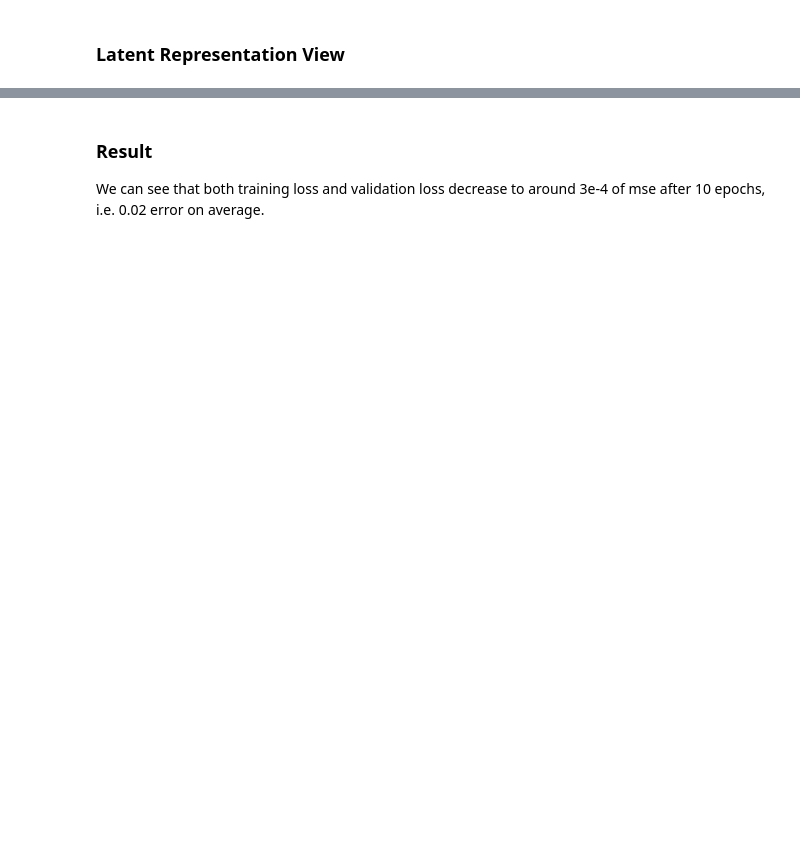
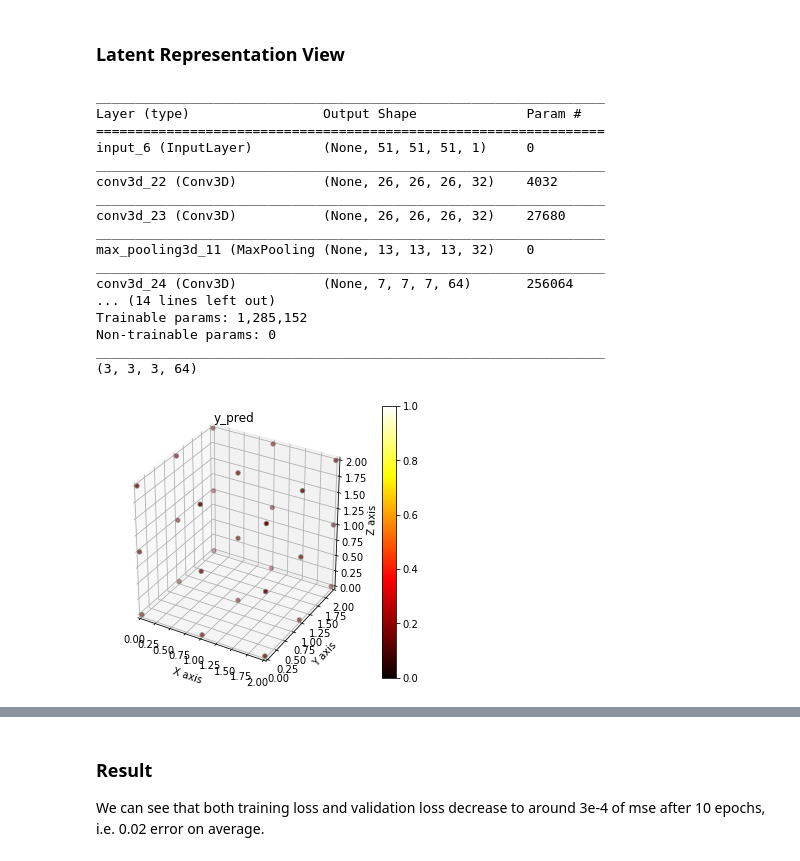
Before and after one commit to jhan2harvard/cs109B_final, a Jupyter notebook: main.ipynb, the cells around one changed output, grey strips where cells are left out. Saved outputs shown, nothing was run; the diff lists cells and outputs as text; code cells hidden in the pictures; blank space fills up the shorter version.

```diff
--- a/main.ipynb
+++ b/main.ipynb
@@ -568,7 +608,6 @@ history = voxnet_model.fit(X_train, Y_train, epochs=10, validation_data=(X_val,
 voxnet_model.load_weights('voxnet.w')
 
 inp = Input(matrix_size)
-
 # Voxnet structure + autoencoder
 enc = Conv3D(32, kernel_size=5, strides=2, padding='same', activation='relu')(inp)
 enc = Conv3D(32, kernel_size=3, strides=1, padding='same', activation='relu')(enc)
@@ -588,36 +627,55 @@ LatentModel = Model(inp, dec)
 LatentModel.summary()
 
 
-def plotRadiationLatent(y_true,y_pred):
+def plotRadiationLatent(y_pred):
     r_true = []
     r_pred = []
     currMax = np.max(y_pred)
     for i in range(0, 3):
         for j in range(0, 3):
             for k in range(0, 3):
-                r_pred.append([i,j,k,y_pred[i][j][k]/currMax])
+                r_pred.append([i,j,k,np.average(y_pred[i][j][k])/currMax])
 
     dfPred = pd.DataFrame(data=r_pred)
 
     fig = plt.figure(figsize=(20,5))
     ax1 = fig.add_subplot(132, projection='3d')
     im = ax1.scatter(dfPred[0], dfPred[1], dfPred[2],
                      s=20, c=dfPred[3], cmap='hot', edgecolors='grey',vmin=0, vmax=1)
     ax1.set_xlabel('X axis')
     ax1.set_ylabel('Y axis')
     ax1.set_zlabel('Z axis')
     forceAxisEqual(ax1,dfPred[0], dfPred[1], dfPred[2])
     ax1.set_title('y_pred')
     plt.colorbar(im)
     plt.show()
 
 weight_list = voxnet_model.get_weights()
 for i in range(len(LatentModel.layers)):
     LatentModel.layers[i].set_weight = weight_list[i]
 
-plt_idx = [73] # np.random.randint(len(Y_test), size=5)
+plt_idx = [73]
+CHANNEL = 1
 for i in plt_idx:
     pred = LatentModel.predict(np.expand_dims(X_val[i],axis=0))[0]
-    pred = pred.reshape(64,3,3,3)[0]
     print (pred.shape)
-    plotRadiationLatent(Y_val[i], pred)
+    plotRadiationLatent(pred)
+# %% [output]
+_________________________________________________________________
+Layer (type)                 Output Shape              Param #
+=================================================================
+input_6 (InputLayer)         (None, 51, 51, 51, 1)     0
+_________________________________________________________________
+conv3d_22 (Conv3D)           (None, 26, 26, 26, 32)    4032
+_________________________________________________________________
+conv3d_23 (Conv3D)           (None, 26, 26, 26, 32)    27680
+_________________________________________________________________
+max_pooling3d_11 (MaxPooling (None, 13, 13, 13, 32)    0
+_________________________________________________________________
+conv3d_24 (Conv3D)           (None, 7, 7, 7, 64)       256064
+... (14 lines left out)
+Trainable params: 1,285,152
+Non-trainable params: 0
+_________________________________________________________________
+(3, 3, 3, 64)
+[figure, added]
```
Also changed, not shown: parts of 10 cells of this notebook.
